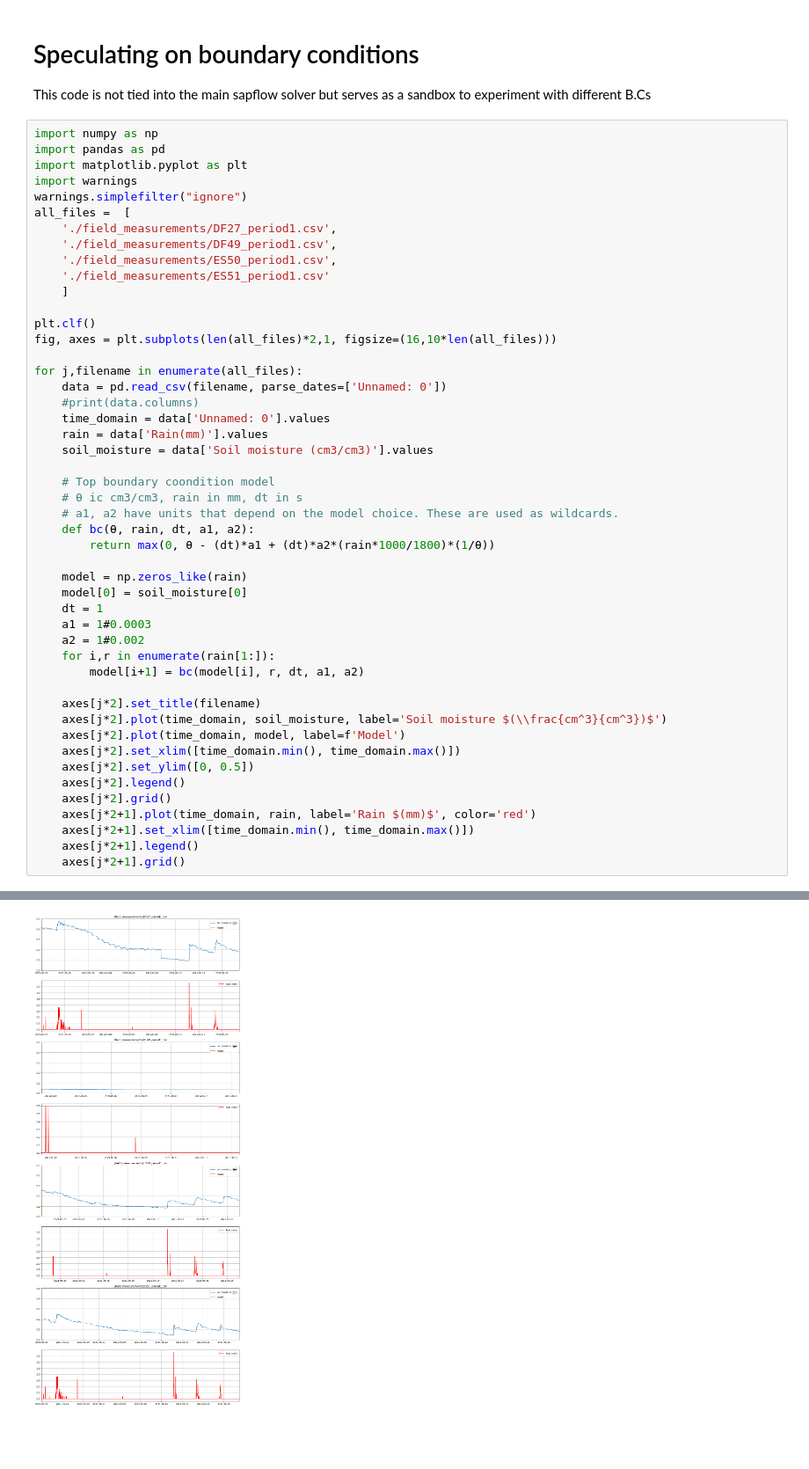
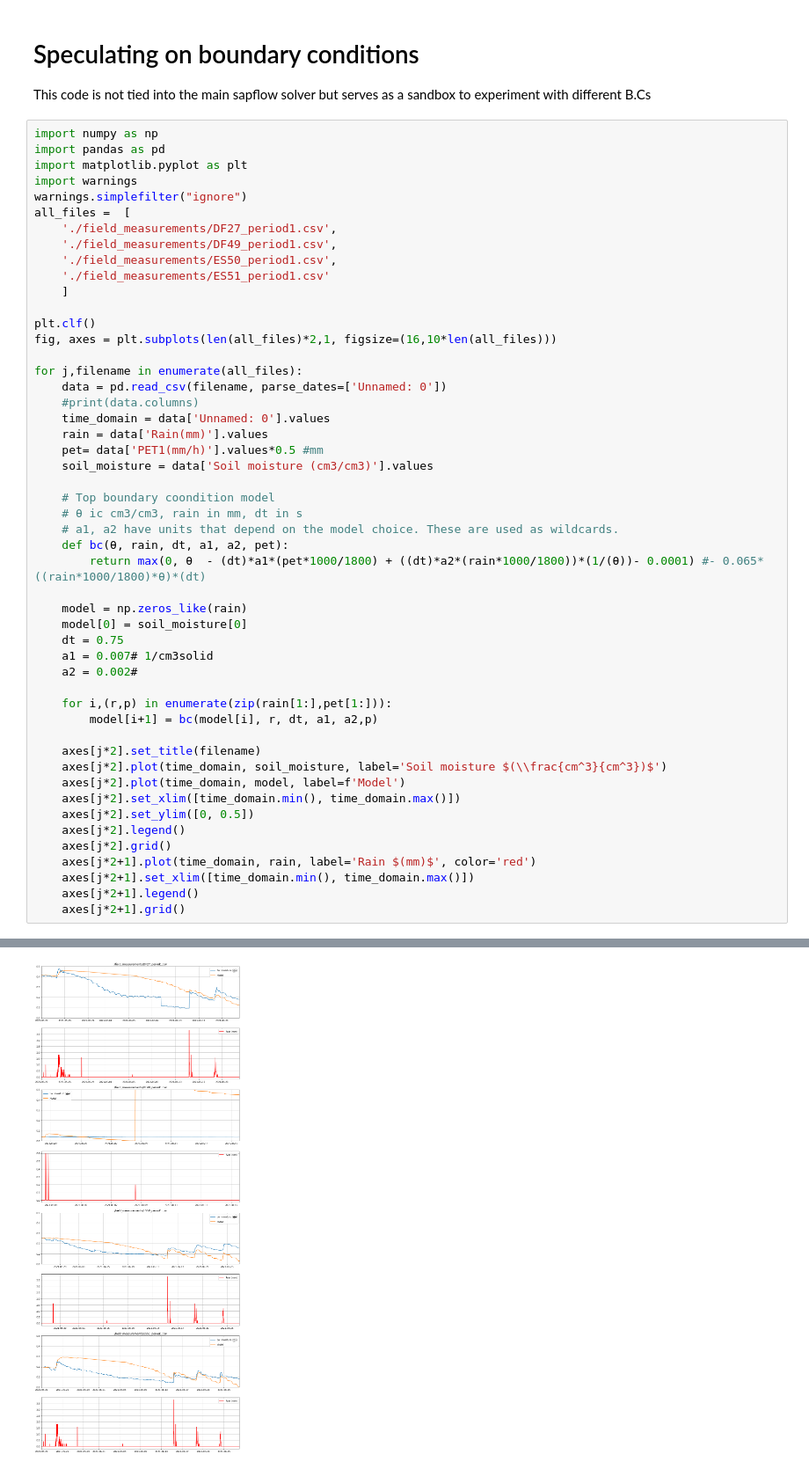
Before and after one commit to jpalacios84/sapflow, a Jupyter notebook: rain_to_surface_moisture.ipynb, the cells around one changed output, grey strips where cells are left out. Shown at 88% size. Saved outputs shown, nothing was run; the diff lists cells and outputs as text; blank space fills up the shorter version.

```diff
--- a/rain_to_surface_moisture.ipynb
+++ b/rain_to_surface_moisture.ipynb
@@ -18,38 +18,40 @@ all_files =  [
 plt.clf()
 fig, axes = plt.subplots(len(all_files)*2,1, figsize=(16,10*len(all_files)))
 
 for j,filename in enumerate(all_files):
     data = pd.read_csv(filename, parse_dates=['Unnamed: 0'])
     #print(data.columns)
     time_domain = data['Unnamed: 0'].values
     rain = data['Rain(mm)'].values
+    pet= data['PET1(mm/h)'].values*0.5 #mm
     soil_moisture = data['Soil moisture (cm3/cm3)'].values
 
     # Top boundary coondition model
     # θ ic cm3/cm3, rain in mm, dt in s
     # a1, a2 have units that depend on the model choice. These are used as wildcards.
-    def bc(θ, rain, dt, a1, a2):
-        return max(0, θ - (dt)*a1 + (dt)*a2*(rain*1000/1800)*(1/θ))
+    def bc(θ, rain, dt, a1, a2, pet):
+        return max(0, θ  - (dt)*a1*(pet*1000/1800) + ((dt)*a2*(rain*1000/1800))*(1/(θ))- 0.0001) #- 0.065*((rain*1000/1800)*θ)*(dt)
 
     model = np.zeros_like(rain)
     model[0] = soil_moisture[0]
-    dt = 1
-    a1 = 1#0.0003
-    a2 = 1#0.002
-    for i,r in enumerate(rain[1:]):
-        model[i+1] = bc(model[i], r, dt, a1, a2)
+    dt = 0.75
+    a1 = 0.007# 1/cm3solid
+    a2 = 0.002#
+
+    for i,(r,p) in enumerate(zip(rain[1:],pet[1:])):
+        model[i+1] = bc(model[i], r, dt, a1, a2,p)
 
     axes[j*2].set_title(filename)
     axes[j*2].plot(time_domain, soil_moisture, label='Soil moisture $(\\frac{cm^3}{cm^3})$')
     axes[j*2].plot(time_domain, model, label=f'Model')
     axes[j*2].set_xlim([time_domain.min(), time_domain.max()])
     axes[j*2].set_ylim([0, 0.5])
     axes[j*2].legend()
     axes[j*2].grid()
     axes[j*2+1].plot(time_domain, rain, label='Rain $(mm)$', color='red')
     axes[j*2+1].set_xlim([time_domain.min(), time_domain.max()])
     axes[j*2+1].legend()
     axes[j*2+1].grid()
 # %% [output]
 <Figure size 432x288 with 0 Axes>
-[figure, old version]
+[figure, new version]
```
Also changed, not shown: parts of 1 cell of this notebook, 4 other files.
